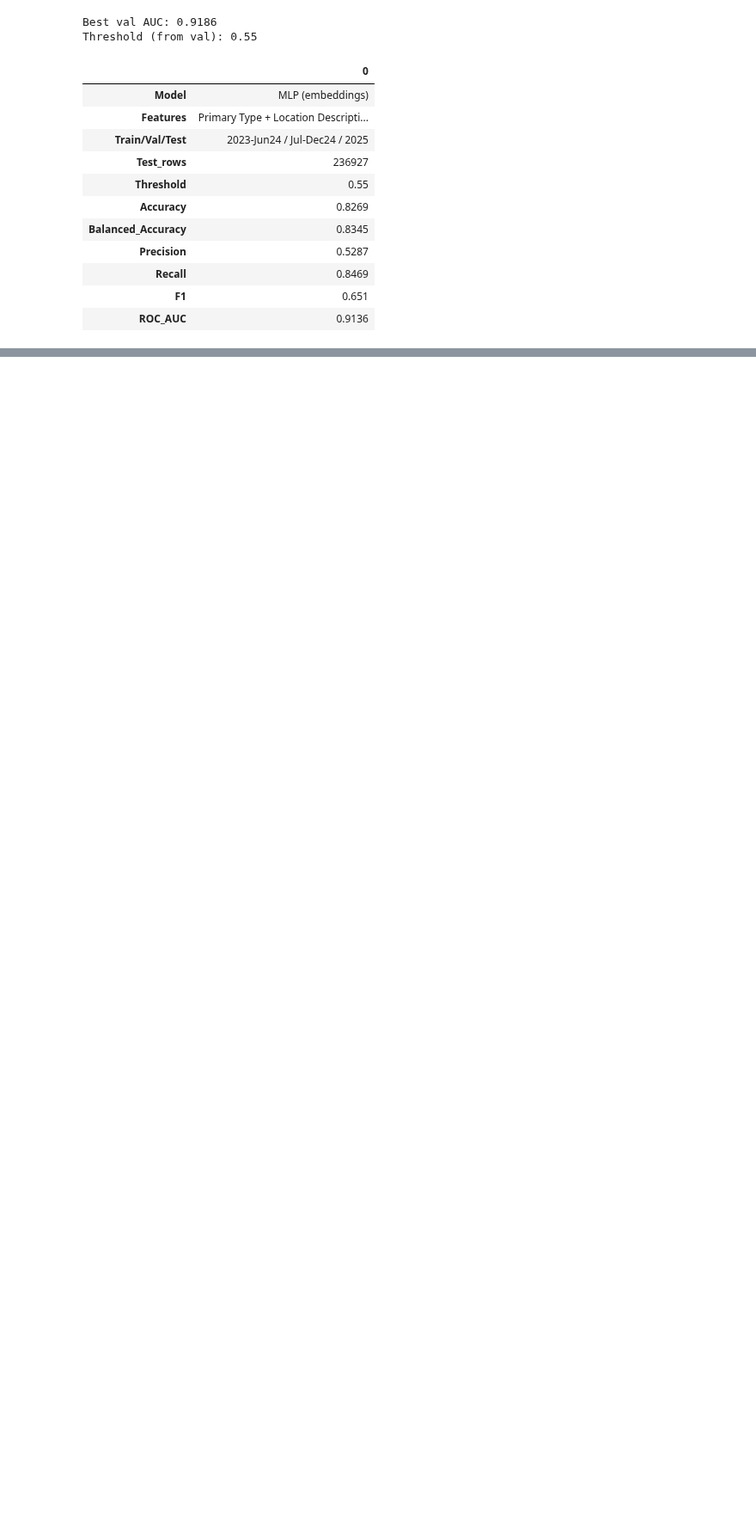
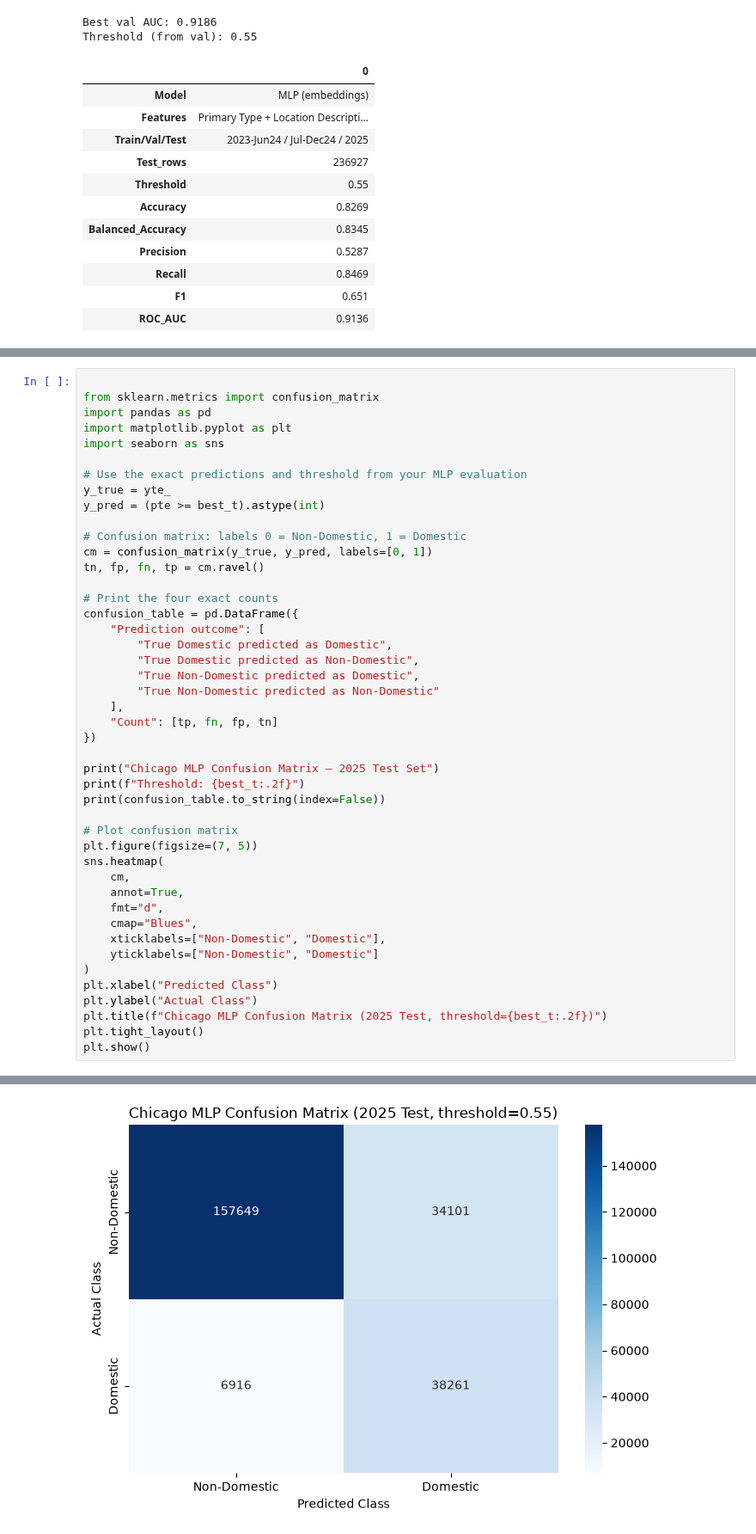
Before and after one commit to PadmasaleAravindaValli/CAPSTONE-PROJECT, a Jupyter notebook: notebooks/08_DL_MLP_Model.ipynb, the cells around one changed output, grey strips where cells are left out. Shown at 86% size. Cells and saved outputs as stored; diff of their text form; blank space fills up the shorter version.

Commit message:
Add MLP confusion matrix for 2025 test set

```diff
--- a/notebooks/08_DL_MLP_Model.ipynb
+++ b/notebooks/08_DL_MLP_Model.ipynb
@@ -226,2 +226,48 @@ plt.tight_layout(); plt.show()
 | 6 | LogisticRegression | 0.53 | 0.8271 | 0.8276 | 0.5299 | 0.8285 | 0.6463 | 0.9094 |
 [figure]
+# %%
+
+from sklearn.metrics import confusion_matrix
+import pandas as pd
+import matplotlib.pyplot as plt
+import seaborn as sns
+
+# Use the exact predictions and threshold from your MLP evaluation
+y_true = yte_
+y_pred = (pte >= best_t).astype(int)
+
+# Confusion matrix: labels 0 = Non-Domestic, 1 = Domestic
+cm = confusion_matrix(y_true, y_pred, labels=[0, 1])
+tn, fp, fn, tp = cm.ravel()
+
+# Print the four exact counts
+confusion_table = pd.DataFrame({
+    "Prediction outcome": [
+        "True Domestic predicted as Domestic",
+        "True Domestic predicted as Non-Domestic",
+        "True Non-Domestic predicted as Domestic",
+        "True Non-Domestic predicted as Non-Domestic"
+    ],
+    "Count": [tp, fn, fp, tn]
+})
+
+print("Chicago MLP Confusion Matrix — 2025 Test Set")
+print(f"Threshold: {best_t:.2f}")
+print(confusion_table.to_string(index=False))
+
+# Plot confusion matrix
+plt.figure(figsize=(7, 5))
+sns.heatmap(
+    cm,
+    annot=True,
+    fmt="d",
+    cmap="Blues",
+    xticklabels=["Non-Domestic", "Domestic"],
+    yticklabels=["Non-Domestic", "Domestic"]
+)
+plt.xlabel("Predicted Class")
+plt.ylabel("Actual Class")
+plt.title(f"Chicago MLP Confusion Matrix (2025 Test, threshold={best_t:.2f})")
+plt.tight_layout()
+plt.show()
+# %% [output]
@@ -227,0 +281 @@ plt.tight_layout(); plt.show()
+[figure, added]
```
Also changed, not shown: parts of 3 cells of this notebook, 4 other files.
